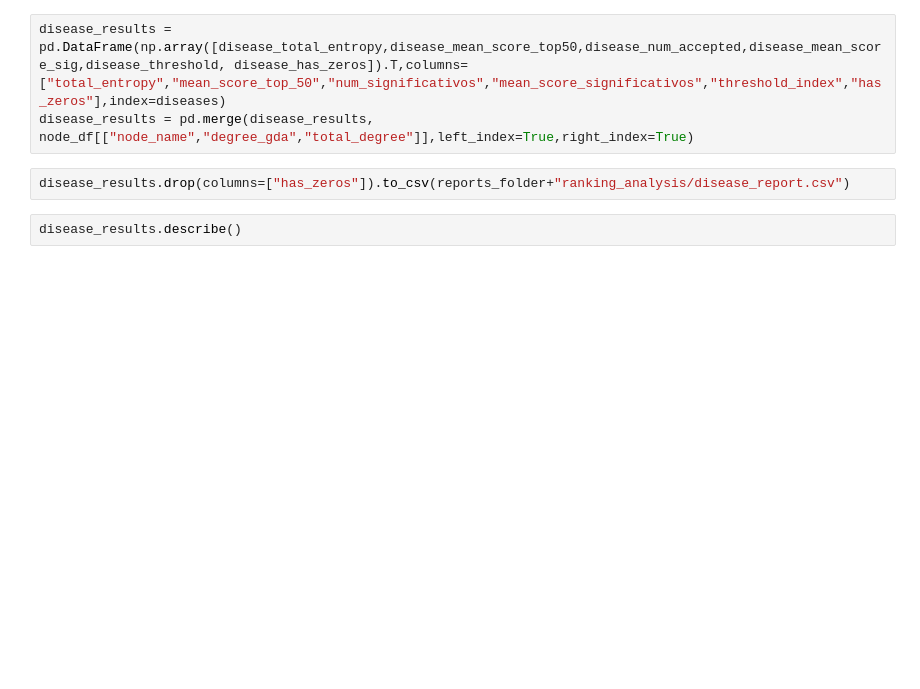
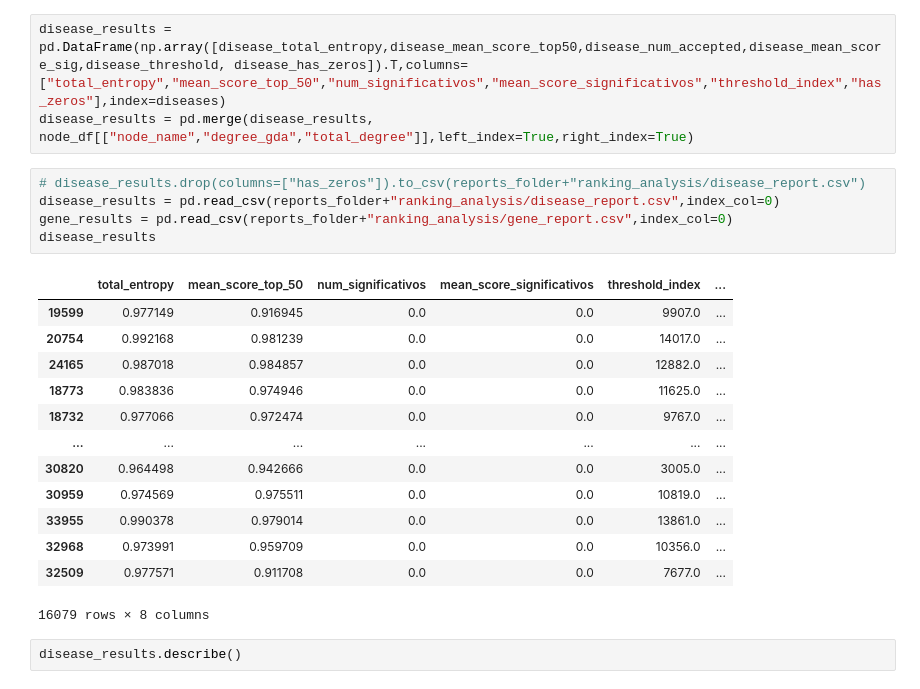
Before and after one commit to ingridheuer/gcnn_gdas, a Jupyter notebook: exploration/notebooks/model_eval/model_rankings.ipynb, the cells around one changed output. Saved outputs shown, nothing was run; the diff lists cells and outputs as text; blank space fills up the shorter version.

```diff
--- a/exploration/notebooks/model_eval/model_rankings.ipynb
+++ b/exploration/notebooks/model_eval/model_rankings.ipynb
@@ -123,8 +125,25 @@ for disease in tqdm(diseases):
 # %%
 disease_results = pd.DataFrame(np.array([disease_total_entropy,disease_mean_score_top50,disease_num_accepted,disease_mean_score_sig,disease_threshold, disease_has_zeros]).T,columns=["total_entropy","mean_score_top_50","num_significativos","mean_score_significativos","threshold_index","has_zeros"],index=diseases)
 disease_results = pd.merge(disease_results, node_df[["node_name","degree_gda","total_degree"]],left_index=True,right_index=True)
-# %%
-disease_results.drop(columns=["has_zeros"]).to_csv(reports_folder+"ranking_analysis/disease_report.csv")
+# %%
+# disease_results.drop(columns=["has_zeros"]).to_csv(reports_folder+"ranking_analysis/disease_report.csv")
+disease_results = pd.read_csv(reports_folder+"ranking_analysis/disease_report.csv",index_col=0)
+gene_results = pd.read_csv(reports_folder+"ranking_analysis/gene_report.csv",index_col=0)
+disease_results
+# %% [output]
+|  | total_entropy | mean_score_top_50 | num_significativos | mean_score_significativos | threshold_index | ... |
+| 19599 | 0.977149 | 0.916945 | 0.0 | 0.0 | 9907.0 | ... |
+| 20754 | 0.992168 | 0.981239 | 0.0 | 0.0 | 14017.0 | ... |
+| 24165 | 0.987018 | 0.984857 | 0.0 | 0.0 | 12882.0 | ... |
+| 18773 | 0.983836 | 0.974946 | 0.0 | 0.0 | 11625.0 | ... |
+| 18732 | 0.977066 | 0.972474 | 0.0 | 0.0 | 9767.0 | ... |
+| ... | ... | ... | ... | ... | ... | ... |
+| 30820 | 0.964498 | 0.942666 | 0.0 | 0.0 | 3005.0 | ... |
+| 30959 | 0.974569 | 0.975511 | 0.0 | 0.0 | 10819.0 | ... |
+| 33955 | 0.990378 | 0.979014 | 0.0 | 0.0 | 13861.0 | ... |
+| 32968 | 0.973991 | 0.959709 | 0.0 | 0.0 | 10356.0 | ... |
+| 32509 | 0.977571 | 0.911708 | 0.0 | 0.0 | 7677.0 | ... |
+16079 rows × 8 columns
 # %%
 disease_results.describe()
 # %% [output]
```
Also changed, not shown: parts of 11 cells of this notebook, 4 other files.
